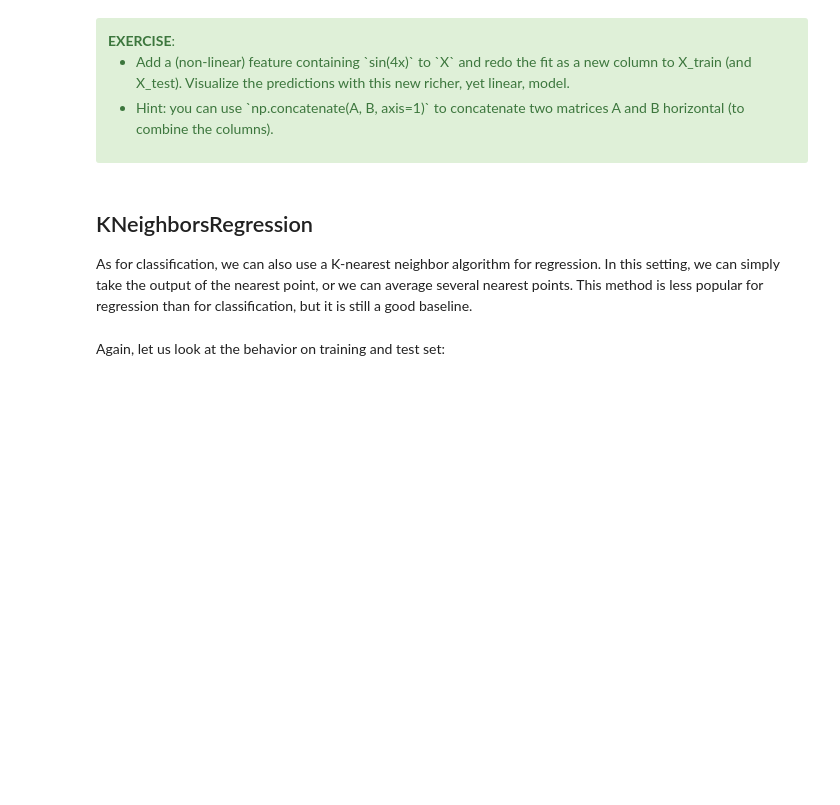
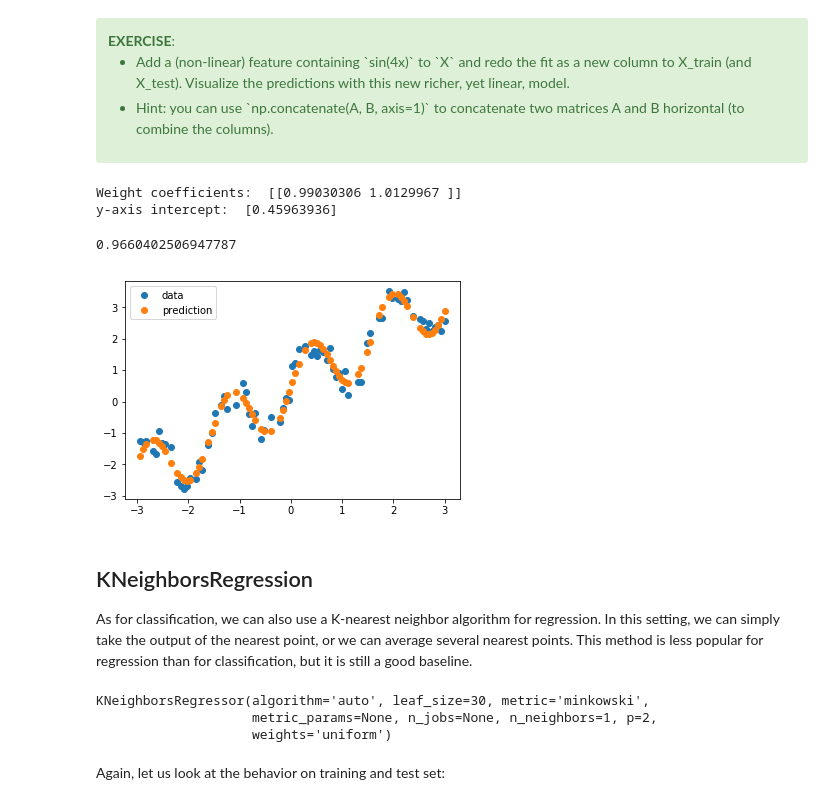
Before and after one commit to AI-BlackBelt/yellow, a Jupyter notebook: notebooks/day3-02-regression.ipynb, the cells around one changed output. Saved outputs shown, nothing was run; the diff lists cells and outputs as text; code cells hidden in the pictures; blank space fills up the shorter version.

```diff
--- a/notebooks/day3-02-regression.ipynb
+++ b/notebooks/day3-02-regression.ipynb
@@ -107,3 +158,38 @@ $$MSE = \frac{1}{n} \sum_{i=1}^{n} (\text{predicted}_i - \text{true}_i)^2$$
+# %%
+# %load solutions/day3-02-01.py
+
+
+# Add a non linear term in the dataframe
+df["sin4x"] = np.sin(4*df["x"])
+
+# Build X,y matrices and split them in train/test
+X = df[["x", "sin4x"]]
+y = df[["y"]]
+X_train, X_test, y_train, y_test = train_test_split(X, y, test_size=0.25, random_state=42)
+
+# Train the model
+regressor = LinearRegression()
+regressor.fit(X_train, y_train)
+
+# Check the coeeficients
+print('Weight coefficients: ', regressor.coef_)
+print('y-axis intercept: ', regressor.intercept_)
+
+# Compute Prediction
+y_pred_train = regressor.predict(X_train)
+
+# Show the prediction on a plot
+plt.plot(X_train["x"], y_train, 'o', label="data")
+plt.plot(X_train["x"], y_pred_train, 'o', label="prediction")
+plt.legend(loc='best')
+
+# Score the model
+regressor.score(X_test, y_test)
+# %% [output]
+Weight coefficients:  [[0.99030306 1.0129967 ]]
+y-axis intercept:  [0.45963936]
+0.9660402506947787
+[figure, added]
 # %% [markdown]
 ## KNeighborsRegression
 
@@ -117,6 +203,10 @@ X_train, X_test, y_train, y_test = train_test_split(X, y, test_size=0.25, random
 from sklearn.neighbors import KNeighborsRegressor
 kneighbor_regression = KNeighborsRegressor(n_neighbors=1)
 kneighbor_regression.fit(X_train, y_train)
+# %% [output]
+KNeighborsRegressor(algorithm='auto', leaf_size=30, metric='minkowski',
+                    metric_params=None, n_jobs=None, n_neighbors=1, p=2,
+                    weights='uniform')
 # %% [markdown]
 Again, let us look at the behavior on training and test set:
 # %%
```
Also changed, not shown: parts of 13 cells of this notebook.
